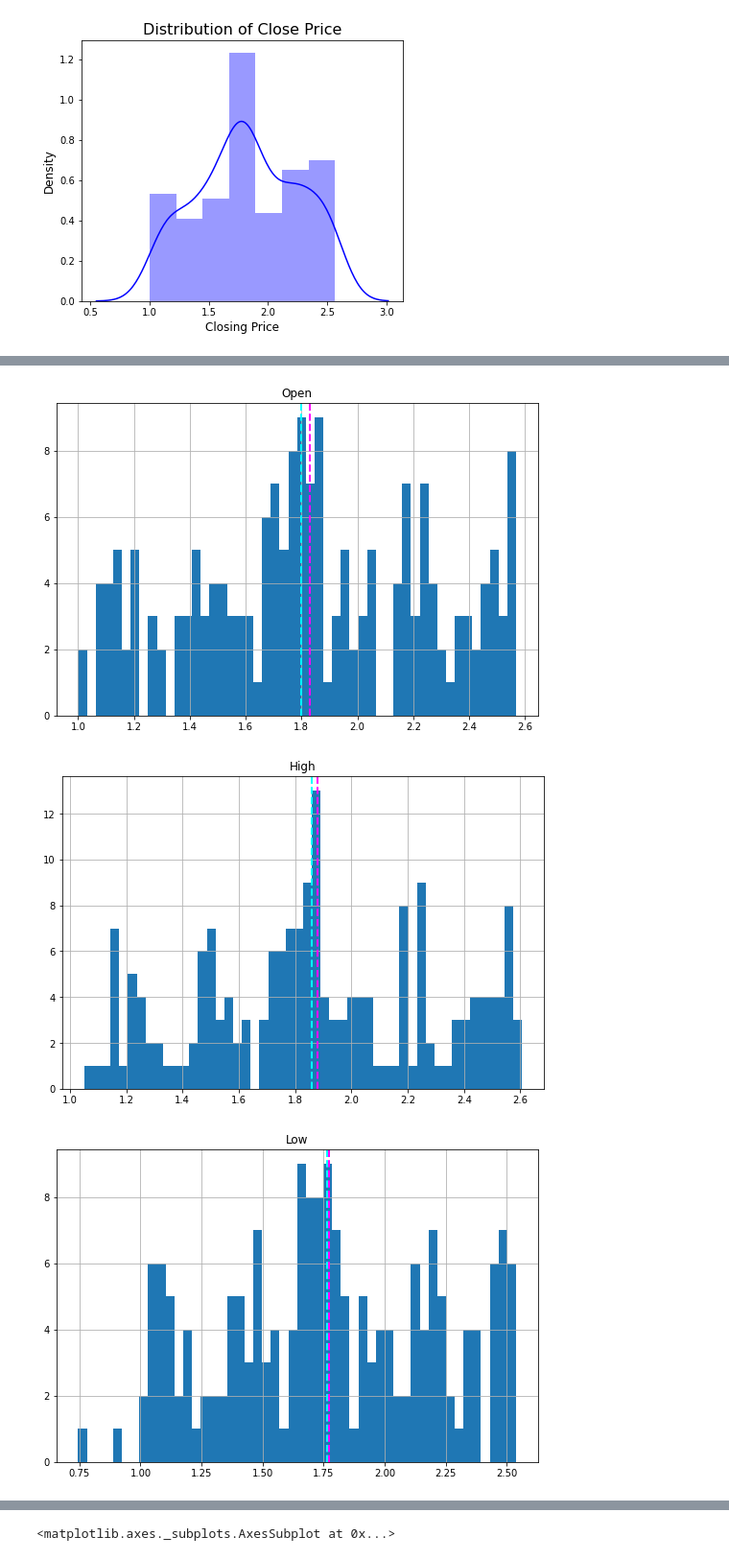
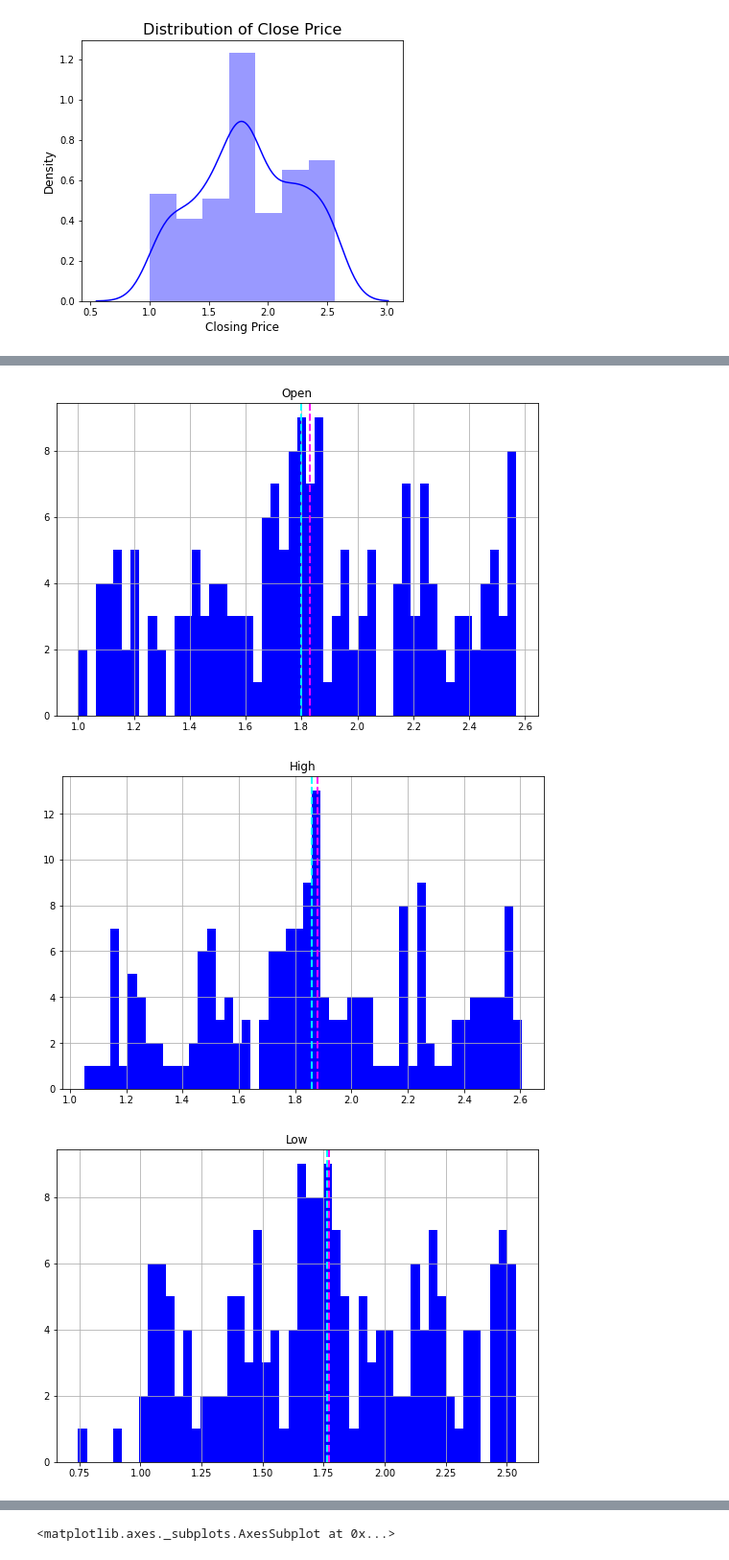
Before and after one commit to Mahima2208/YesBank_Stock_Closing_Price_Prediction, a Jupyter notebook: Yes_Bank_Mahima_Phalkey.ipynb, the cells around one changed output, grey strips where cells are left out. Shown at 96% size. Drawn from its saved outputs; the diff is of its cells as text; code cells hidden in the pictures.

```diff
--- a/Yes_Bank_Mahima_Phalkey.ipynb
+++ b/Yes_Bank_Mahima_Phalkey.ipynb
@@ -158,0 +200,5 @@ plt.show()
+# %%
+def update_font():
+  font_family="Courier New",
+  title_font_family="Times New Roman",
+  legend_title_font_color="green"
@@ -158,0 +220,13 @@ plt.show()
+# %%
+#Plotting line graph wrt Date and other parameters
+fig =px.line(df_yesbank, x="Date", y="Low")
+fig.add_scatter(x=df_yesbank['Date'], y=df_yesbank['Open'])
+fig.add_scatter(x=df_yesbank['Date'], y=df_yesbank['Close'])
+fig.add_scatter(x=df_yesbank['Date'], y=df_yesbank['High'])
+fig.update_layout(
+    update_font(),
+    title="Yes Bank prices with respect to Year",
+    xaxis_title="Year",
+    yaxis_title="Price",
+)
+fig.show()
@@ -181,7 +279,7 @@ for col in numeric_features:
     fig = plt.figure(figsize=(9, 6))
     ax = fig.gca()
     feature = df_yesbank[col]
-    feature.hist(bins=50, ax = ax)
+    feature.hist(bins=50, ax = ax,color='b')
     ax.axvline(feature.mean(), color='magenta', linestyle='dashed', linewidth=2)
     ax.axvline(feature.median(), color='cyan', linestyle='dashed', linewidth=2)
     ax.set_title(col)
@@ -194,14 +292,14 @@ plt.show()
 # %%
 for col in numeric_features:
     fig = plt.figure(figsize=(9, 6))
     ax = fig.gca()
     feature = np.log10(df_yesbank[col])
-    feature.hist(bins=50, ax = ax)
+    feature.hist(bins=50, ax = ax,color='b')
     ax.axvline(feature.mean(), color='magenta', linestyle='dashed', linewidth=2)
     ax.axvline(feature.median(), color='cyan', linestyle='dashed', linewidth=2)
     ax.set_title(col)
 plt.show()
 # %% [output]
-[figure, old version]
+[figure, new version]
-[figure, old version]
+[figure, new version]
-[figure, old version]
+[figure, new version]
```
Also changed, not shown: parts of 49 cells of this notebook.
